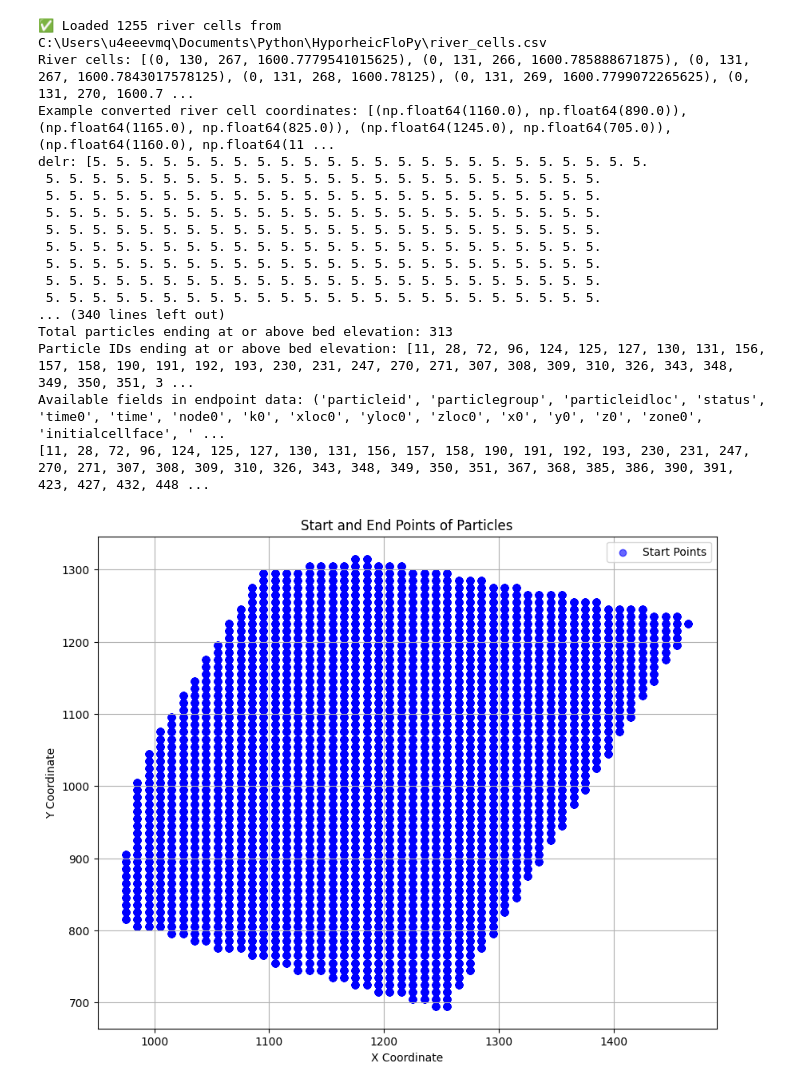
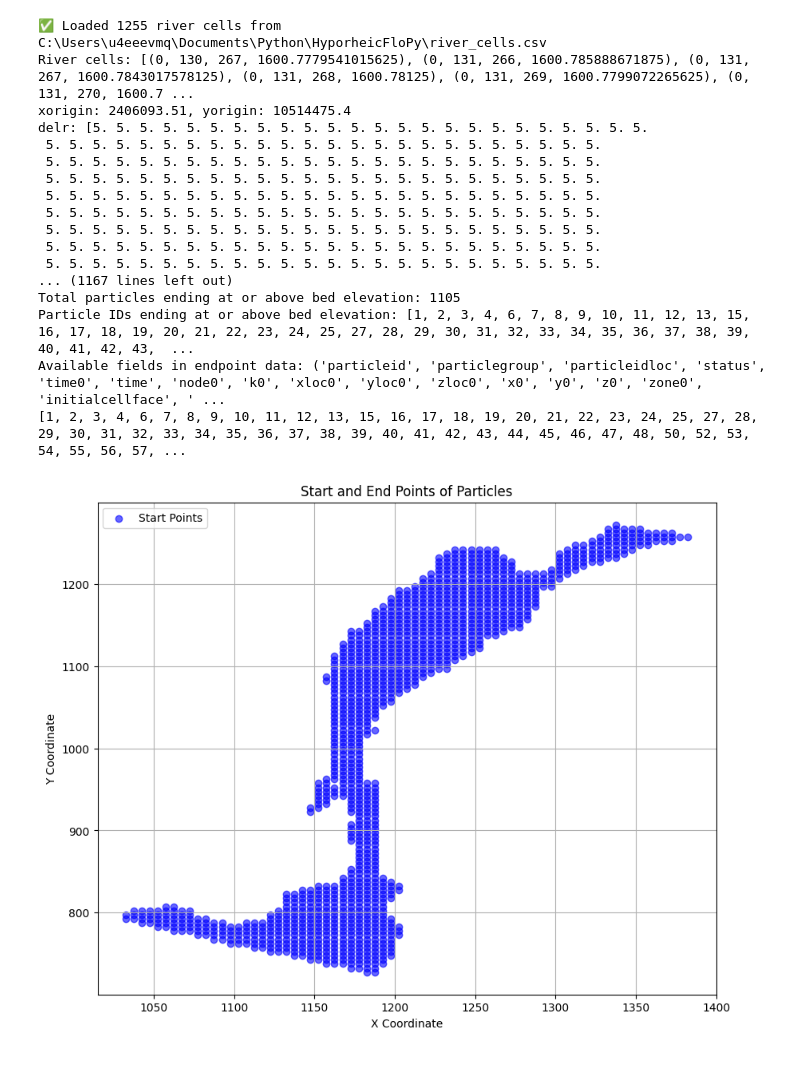
Before and after one commit to USACE-WRISES/HyporheicFloPy, a Jupyter notebook: VQuintana/notebooks/Particle_plotting_test.ipynb, the cells around one changed output. Saved outputs shown, nothing was run; the diff lists cells and outputs as text; code cells hidden in the pictures.

```diff
--- a/VQuintana/notebooks/Particle_plotting_test.ipynb
+++ b/VQuintana/notebooks/Particle_plotting_test.ipynb
@@ -12,8 +12,8 @@ ncol = 431
 nrow = 385
 #\Users\u4eeevmq\Documents\Python\HP_workspace
 # Define the workspace and file names
-workspace = r"C:\Users\u4eeevmq\Documents\Python\HP_workspace\mp7_workspace"
-workspace_gwf = r"C:\Users\u4eeevmq\Documents\Python\HP_workspace\gwf_workspace"
+workspace = r"C:\Users\u4eeevmq\Documents\Python\HyporheicFloPy\HP_workspace\mp7_workspace"
+workspace_gwf = r"C:\Users\u4eeevmq\Documents\Python\HyporheicFloPy\HP_workspace\gwf_workspace"
 
 model_name = "Hyporheic_Project_mp"  # Replace with your model name
 
@@ -22,7 +22,7 @@ model_name = "Hyporheic_Project_mp"  # Replace with your model name
 model_ws = r"C:\Users\u4eeevmq\Documents\Python\HyporheicFloPy\HP_workspace\gwf_workspace"
 
 # Load the MODFLOW 6 simulation
-sim = flopy.mf6.MFSimulation.load(sim_ws=model_ws)
+sim = flopy.mf6.MFSimulation.load(sim_ws=workspace_gwf)
 print(sim.model_names)
 
 # Access the groundwater flow (GWF) model
@@ -37,6 +37,9 @@ yorigin = dis.yorigin
 delr = dis.delr.array  # Column widths
 delc = dis.delc.array  # Row heights
 
+print(f"delr: {delr}")
+print(f"delc: {delc}")
+
 # Calculate spatial extents
 x_min = xorigin.data  # Access the numerical value from MFScalar
 x_max = xorigin.data + delr.sum()  # Access data and perform addition
@@ -60,8 +68,8 @@ loading simulation...
 Spatial Extent: [2406093.51, np.float64(2408248.51), 10514475.4, np.float64(10516400.4)]
 # %%
 # Define the MODPATH 7 pathline and endpoint files
-f_pathline_file = os.path.join(workspace_gwf, model_name + "_forward.mppth")
-endpoint_file = os.path.join(workspace_gwf, model_name + "_forward.mpend")
+f_pathline_file = os.path.join(workspace, model_name + "_forward.mppth")
+endpoint_file = os.path.join(workspace, model_name + "_forward.mpend")
 
 # Load the river cells from the CSV file
 river_cells_csv = "C:\\Users\\u4eeevmq\\Documents\\Python\\HyporheicFloPy\\river_cells.csv"  # Ensure the file path is correct
@@ -83,17 +91,24 @@ endpoints = endpoint_reader.get_alldata()
 xorigin_value = xorigin.data  # Extract the numerical value
 yorigin_value = yorigin.data  # Extract the numerical value
 
+# Print the origin values for verification
+print(f"xorigin: {xorigin_value}, yorigin: {yorigin_value}")
+# Print the delr and delc arrays for verification
+print(f"delr: {delr}, delc: {delc}")
+
 # Convert river cell row/col indices to real-world coordinates
+# Convert river cell row/col indices to real-world coordinates (cell centers)
 river_cell_coords = [
     (
-        (cell[2] * delr[cell[1]]),  # X-coordinate
-        (cell[1] * delc[cell[1]])  # Y-coordinate
+        sum(delr[:cell[2]]) + delr[cell[2]] / 2 + xorigin_value,  # X-coordinate (center)
+        sum(delc[:cell[1]]) + delc[cell[1]] / 2 + yorigin_value   # Y-coordinate (center)
     )
     for cell in river_cells
 ]
 
 # Convert to a set for quick lookup
 river_cell_coords_set = set(river_cell_coords)
+
 
 # Print a few converted coordinates for verification
 print("Example converted river cell coordinates:", list(river_cell_coords_set)[:5])
@@ -142,9 +157,8 @@ print(particle_ids_list)
 
 # Plot results
 # Define the workspace and file paths
-workspace_gwf = r"C:\Users\u4eeevmq\Documents\Python\HP_workspace\gwf_workspace"
 model_name = "Hyporheic_Project_mp"
-endpoint_file = os.path.join(workspace_gwf, model_name + "_forward.mpend")
+endpoint_file = os.path.join(workspace, model_name + "_forward.mpend")
 
 # Read endpoint data
 endpoint_reader = flopy.utils.EndpointFile(endpoint_file)
@@ -154,39 +168,39 @@ endpoints = endpoint_reader.get_alldata()
 start_points = [(ep['x0'], ep['y0'], ep['z0']) for ep in endpoints]  # Starting coordinates
 end_points = [(ep['x'], ep['y'], ep['z']) for ep in endpoints]       # Ending coordinates
 
 # Convert to NumPy arrays for easier manipulation
 start_points = np.array(start_points)
 end_points = np.array(end_points)
 
 # Plot start and end points
 plt.figure(figsize=(10, 8))
 plt.scatter(start_points[:, 0], start_points[:, 1], c='blue', label='Start Points', alpha=0.6)
 #plt.scatter(end_points[:, 0], end_points[:, 1], c='red', label='End Points', alpha=0.6)
 plt.xlabel('X Coordinate')
 plt.ylabel('Y Coordinate')
 plt.title('Start and End Points of Particles')
 plt.legend()
 plt.grid(True)
 plt.show()
 # %% [output]
 ✅ Loaded 1255 river cells from C:\Users\u4eeevmq\Documents\Python\HyporheicFloPy\river_cells.csv
 River cells: [(0, 130, 267, 1600.7779541015625), (0, 131, 266, 1600.785888671875), (0, 131, 267, 1600.7843017578125), (0, 131, 268, 1600.78125), (0, 131, 269, 1600.7799072265625), (0, 131, 270, 1600.7 ...
-Example converted river cell coordinates: [(np.float64(1160.0), np.float64(890.0)), (np.float64(1165.0), np.float64(825.0)), (np.float64(1245.0), np.float64(705.0)), (np.float64(1160.0), np.float64(11 ...
+xorigin: 2406093.51, yorigin: 10514475.4
 delr: [5. 5. 5. 5. 5. 5. 5. 5. 5. 5. 5. 5. 5. 5. 5. 5. 5. 5. 5. 5. 5. 5. 5. 5.
  5. 5. 5. 5. 5. 5. 5. 5. 5. 5. 5. 5. 5. 5. 5. 5. 5. 5. 5. 5. 5. 5. 5. 5.
  5. 5. 5. 5. 5. 5. 5. 5. 5. 5. 5. 5. 5. 5. 5. 5. 5. 5. 5. 5. 5. 5. 5. 5.
  5. 5. 5. 5. 5. 5. 5. 5. 5. 5. 5. 5. 5. 5. 5. 5. 5. 5. 5. 5. 5. 5. 5. 5.
  5. 5. 5. 5. 5. 5. 5. 5. 5. 5. 5. 5. 5. 5. 5. 5. 5. 5. 5. 5. 5. 5. 5. 5.
  5. 5. 5. 5. 5. 5. 5. 5. 5. 5. 5. 5. 5. 5. 5. 5. 5. 5. 5. 5. 5. 5. 5. 5.
  5. 5. 5. 5. 5. 5. 5. 5. 5. 5. 5. 5. 5. 5. 5. 5. 5. 5. 5. 5. 5. 5. 5. 5.
  5. 5. 5. 5. 5. 5. 5. 5. 5. 5. 5. 5. 5. 5. 5. 5. 5. 5. 5. 5. 5. 5. 5. 5.
  5. 5. 5. 5. 5. 5. 5. 5. 5. 5. 5. 5. 5. 5. 5. 5. 5. 5. 5. 5. 5. 5. 5. 5.
-... (340 lines left out)
-Total particles ending at or above bed elevation: 313
-Particle IDs ending at or above bed elevation: [11, 28, 72, 96, 124, 125, 127, 130, 131, 156, 157, 158, 190, 191, 192, 193, 230, 231, 247, 270, 271, 307, 308, 309, 310, 326, 343, 348, 349, 350, 351, 3 ...
+... (1167 lines left out)
+Total particles ending at or above bed elevation: 1105
+Particle IDs ending at or above bed elevation: [1, 2, 3, 4, 6, 7, 8, 9, 10, 11, 12, 13, 15, 16, 17, 18, 19, 20, 21, 22, 23, 24, 25, 27, 28, 29, 30, 31, 32, 33, 34, 35, 36, 37, 38, 39, 40, 41, 42, 43,  ...
 Available fields in endpoint data: ('particleid', 'particlegroup', 'particleidloc', 'status', 'time0', 'time', 'node0', 'k0', 'xloc0', 'yloc0', 'zloc0', 'x0', 'y0', 'z0', 'zone0', 'initialcellface', ' ...
-[11, 28, 72, 96, 124, 125, 127, 130, 131, 156, 157, 158, 190, 191, 192, 193, 230, 231, 247, 270, 271, 307, 308, 309, 310, 326, 343, 348, 349, 350, 351, 367, 368, 385, 386, 390, 391, 423, 427, 432, 448 ...
+[1, 2, 3, 4, 6, 7, 8, 9, 10, 11, 12, 13, 15, 16, 17, 18, 19, 20, 21, 22, 23, 24, 25, 27, 28, 29, 30, 31, 32, 33, 34, 35, 36, 37, 38, 39, 40, 41, 42, 43, 44, 45, 46, 47, 48, 50, 52, 53, 54, 55, 56, 57, ...
-[figure, old version]
+[figure, new version]
 # %%
 # Extract residence times (total travel time) for filtered particles
 residence_times = [ep['time'] for ep in filtered_particles]
```
Also changed, not shown: parts of 11 cells of this notebook, 10 other files.
